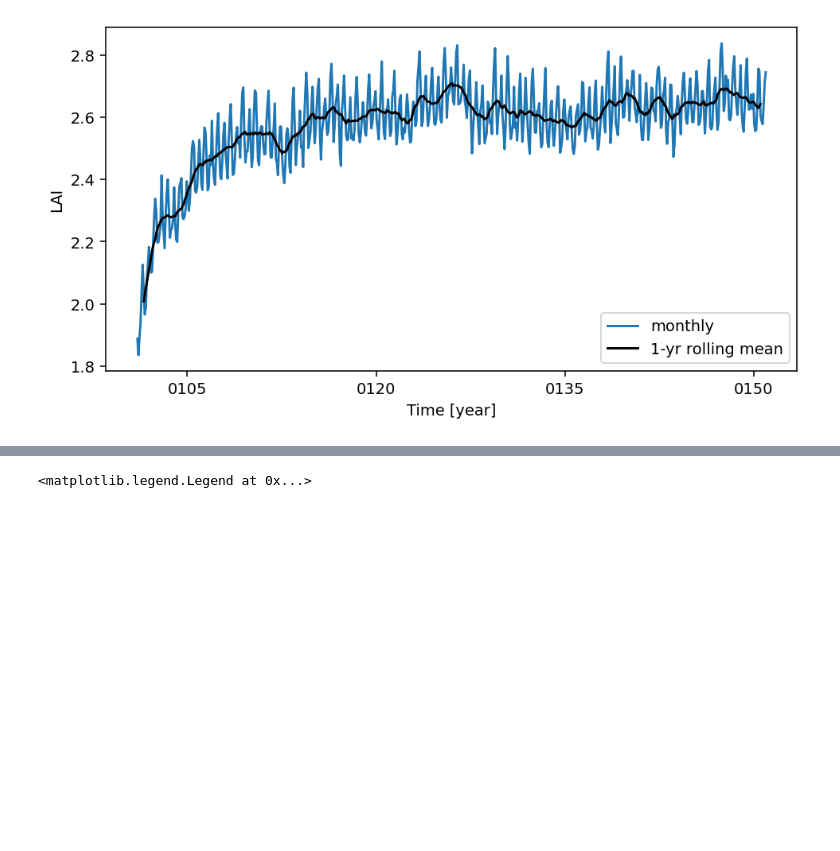
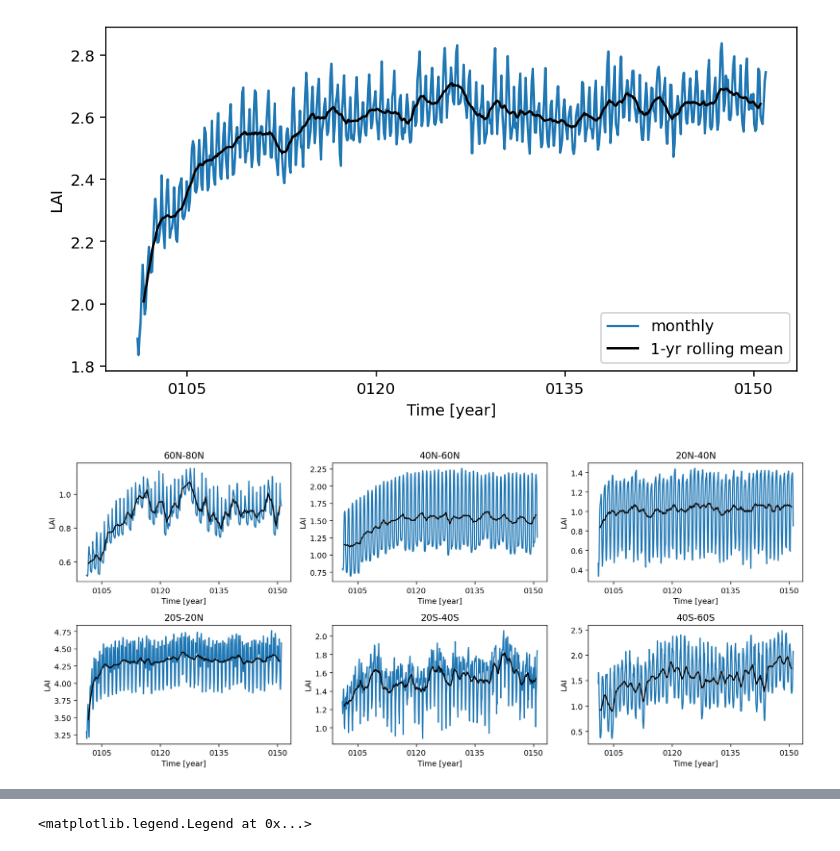
Before and after one commit to bbuchovecky/itcz_phys, a Jupyter notebook: notebooks/05_am2.5-spin-up.ipynb, the cells around one changed output, grey strips where cells are left out. Cells and saved outputs as stored; diff of their text form; code cells hidden in the pictures; blank space fills up the shorter version.

```diff
--- a/notebooks/05_am2.5-spin-up.ipynb
+++ b/notebooks/05_am2.5-spin-up.ipynb
@@ -137,3 +203,49 @@ ax.legend(loc='lower right')
+# %%
+shgh = slice(-60,-40)
+smid = slice(-40,-20)
+trop = slice(-20,20)
+nmid = slice(20,40)
+nhgh = slice(40,60)
+npol = slice(60,80)
+
+fig,axes = plt.subplots(2, 3, figsize=(14,6))
+ax = axes.ravel()
+
+# peaks in JAS
+lai_zonal.sel(grid_yt=npol).mean(dim='grid_yt').plot(ax=ax[0], label='monthly')
+lai_zonal.sel(grid_yt=npol).mean(dim='grid_yt').rolling(time=12, center=True).mean().plot(ax=ax[0], c='k', label='1-yr rolling mean')
+
+lai_zonal.sel(grid_yt=nhgh).mean(dim='grid_yt').plot(ax=ax[1], label='monthly')
+lai_zonal.sel(grid_yt=nhgh).mean(dim='grid_yt').rolling(time=12, center=True).mean().plot(ax=ax[1], c='k', label='1-yr rolling mean')
+
+lai_zonal.sel(grid_yt=nmid).mean(dim='grid_yt').plot(ax=ax[2], label='monthly')
+lai_zonal.sel(grid_yt=nmid).mean(dim='grid_yt').rolling(time=12, center=True).mean().plot(ax=ax[2], c='k', label='1-yr rolling mean')
+
+lai_zonal.sel(grid_yt=trop).mean(dim='grid_yt').plot(ax=ax[3], label='monthly')
+lai_zonal.sel(grid_yt=trop).mean(dim='grid_yt').rolling(time=12, center=True).mean().plot(ax=ax[3], c='k', label='1-yr rolling mean')
+
+lai_zonal.sel(grid_yt=smid).mean(dim='grid_yt').plot(ax=ax[4], label='monthly')
+lai_zonal.sel(grid_yt=smid).mean(dim='grid_yt').rolling(time=12, center=True).mean().plot(ax=ax[4], c='k', label='1-yr rolling mean')
+
+lai_zonal.sel(grid_yt=shgh).mean(dim='grid_yt').plot(ax=ax[5], label='monthly')
+lai_zonal.sel(grid_yt=shgh).mean(dim='grid_yt').rolling(time=12, center=True).mean().plot(ax=ax[5], c='k', label='1-yr rolling mean')
+
+
+ax[0].set_title('60N-80N')
+ax[1].set_title('40N-60N')
+ax[2].set_title('20N-40N')
+ax[3].set_title('20S-20N')
+ax[4].set_title('20S-40S')
+ax[5].set_title('40S-60S')
+
+for a in ax:
+    a.set_ylabel('LAI')
+    a.set_xlabel('Time [year]')
+    # a.set_ylim(0,5)
+
+fig.tight_layout()
+# %% [output]
+[figure, added]
 # %%
 biom_zonal = getzonal(biom)
 biom_globmean = getglobmean(biom)
```
Also changed, not shown: parts of 11 cells of this notebook.
